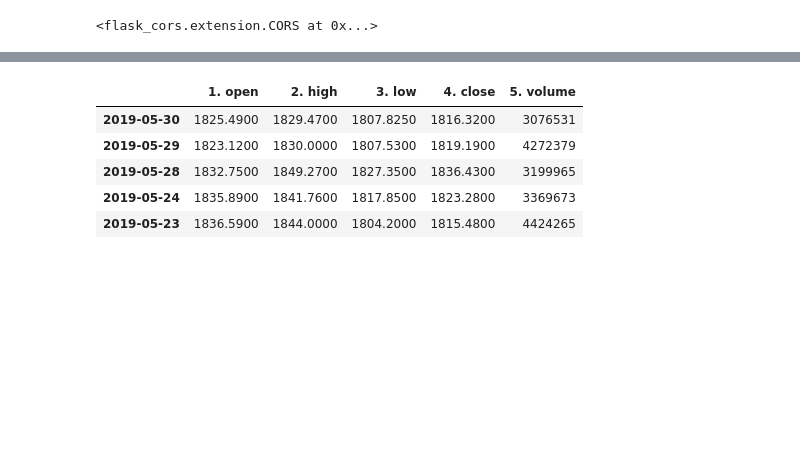
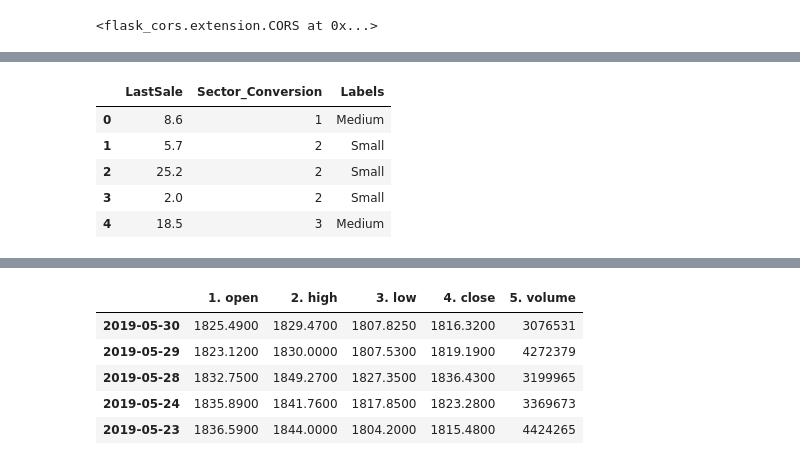
Before and after one commit to appddictionstudio/MDAS, a Jupyter notebook: backend/src/companyAnalysis.ipynb, the cells around one changed output, grey strips where cells are left out. Saved outputs shown, nothing was run; the diff lists cells and outputs as text; code cells hidden in the pictures; blank space fills up the shorter version.

```diff
--- a/backend/src/companyAnalysis.ipynb
+++ b/backend/src/companyAnalysis.ipynb
@@ -106,38 +106,47 @@ df['Sector_Conversion'] = df["Sector_Conversion"].replace("Consumer Non-Durables
 df['Sector_Conversion'] = df["Sector_Conversion"].replace("Technology", "Technology/Energy")
 df['Sector_Conversion'] = df["Sector_Conversion"].replace("Energy", "Technology/Energy")
 df['Sector_Conversion'] = df['Sector_Conversion'].fillna('No Sector Identified')
-unique_sectors = df['Sector_Conversion'].unique().tolist()
-print(unique_sectors)
+
 # Heath Care = 1 , Finance = 2, Consumer Industry = 3, Technology/Energy = 4, Capital Goods = 5,
 # Miscellaneous = 6, No Sector Identified = 7, Public Utilities = 8, Basic Inustries = 9
 # Transportation = 10
 df['Sector_Conversion'] = np.where(df['Sector_Conversion'] =="Health Care" \
-1, df['Sector_Conversion'])
+,'1', df['Sector_Conversion'])
 df['Sector_Conversion'] = np.where(df['Sector_Conversion'] =="Finance" \
-2, df['Sector_Conversion'])
+,'2', df['Sector_Conversion'])
 df['Sector_Conversion'] = np.where(df['Sector_Conversion'] =="Consumer Industry" \
-3, df['Sector_Conversion'])
+,'3', df['Sector_Conversion'])
 df['Sector_Conversion'] = np.where(df['Sector_Conversion'] =="Technology/Energy" \
-4, df['Sector_Conversion'])
+,'4', df['Sector_Conversion'])
 df['Sector_Conversion'] = np.where(df['Sector_Conversion'] =="Capital Goods" \
-5, df['Sector_Conversion'])
+,'5', df['Sector_Conversion'])
 df['Sector_Conversion'] = np.where(df['Sector_Conversion'] =="Miscellaneous" \
-6, df['Sector_Conversion'])
+,'6', df['Sector_Conversion'])
 df['Sector_Conversion'] = np.where(df['Sector_Conversion'] =="No Sector Identified" \
-7, df['Sector_Conversion'])
+,'7', df['Sector_Conversion'])
 df['Sector_Conversion'] = np.where(df['Sector_Conversion'] =="Public Utilities" \
-8, df['Sector_Conversion'])
-df['Sector_Conversion'] = np.where(df['Sector_Conversion'] =="Basic Inustries" \
-9, df['Sector_Conversion'])
+,'8', df['Sector_Conversion'])
+df['Sector_Conversion'] = np.where(df['Sector_Conversion'] =="Basic Industries" \
+,'9', df['Sector_Conversion'])
 df['Sector_Conversion'] = np.where(df['Sector_Conversion'] =="Transportation" \
-10, df['Sector_Conversion'])
+,'10', df['Sector_Conversion'])
+# Conveting the Sector Conversion to Int Data Type
+df['Sector_Conversion'] = pd.to_numeric(df['Sector_Conversion'], errors='coerce')
 
-# Setup Feature Data
-feature_cols = ['LastSale', 'Sector']
-# Combine features into one column
+# Now reindex to get Data Set
+df = df.reindex(columns=['LastSale','Sector_Conversion', 'Labels'])
+unique_sectors = df['Sector_Conversion'].unique().tolist()
+print(unique_sectors)
 
-df.head()
+feature1 = df['LastSale']
+feature2 = df['Sector_Conversion']
+lables = df['Labels']
+# print (lables)
+
+# df.dtypes
+# df.head()
 # dataframe_structure_info = df.info()
 # Check the Conversion in an Excel Ouput
 # df.to_csv('c:/development/python\conversioncheck.csv')
+df.head()
 # %% [output]
@@ -145,3 +154,9 @@ SyntaxError: invalid syntax (<ipython-input-313-e38eea94ba13>, line 103)
+|  | LastSale | Sector_Conversion | Labels |
+| 0 | 8.6 | 1 | Medium |
+| 1 | 5.7 | 2 | Small |
+| 2 | 25.2 | 2 | Small |
+| 3 | 2.0 | 2 | Small |
+| 4 | 18.5 | 3 | Medium |
 # %%
 # Adding Sci Kit Learn Machine Learning Library
 from sklearn import tree
```
Also changed, not shown: parts of 3 cells of this notebook.
